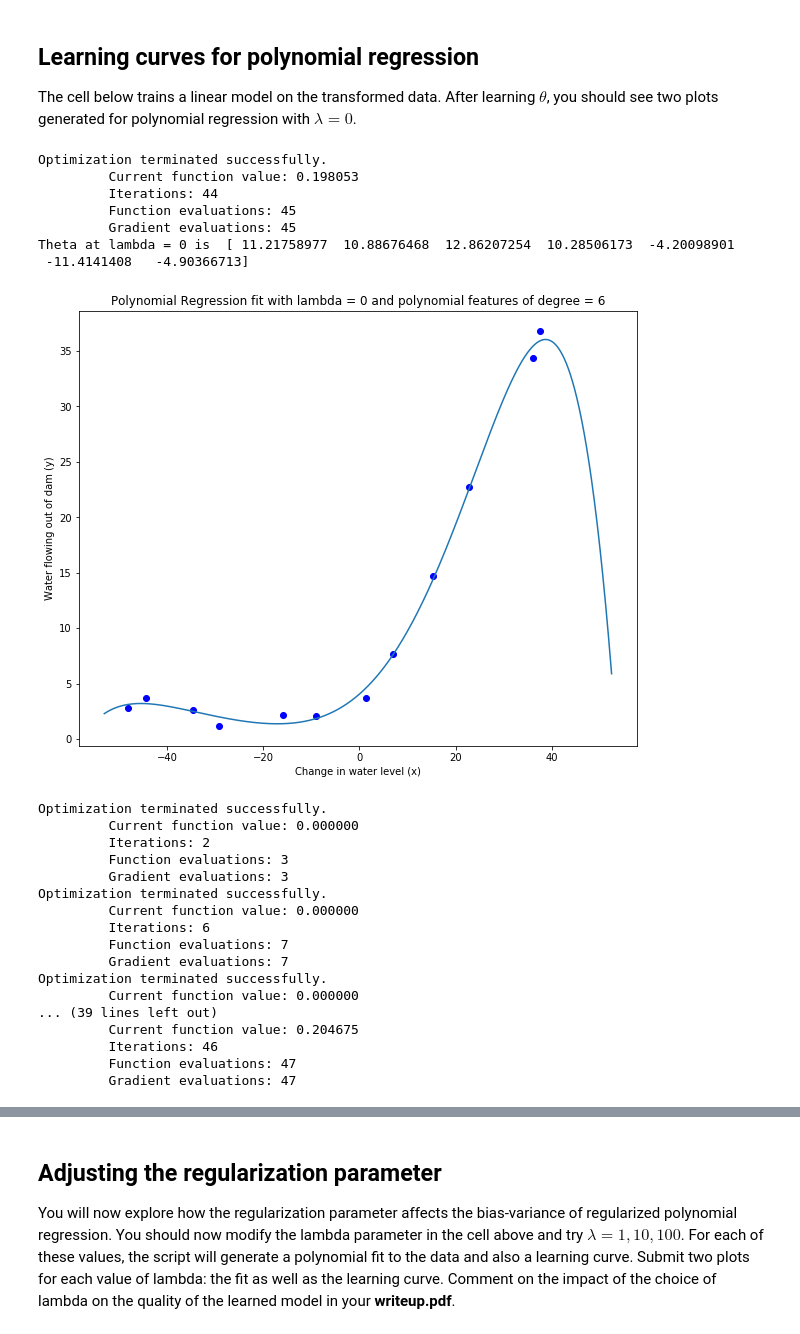
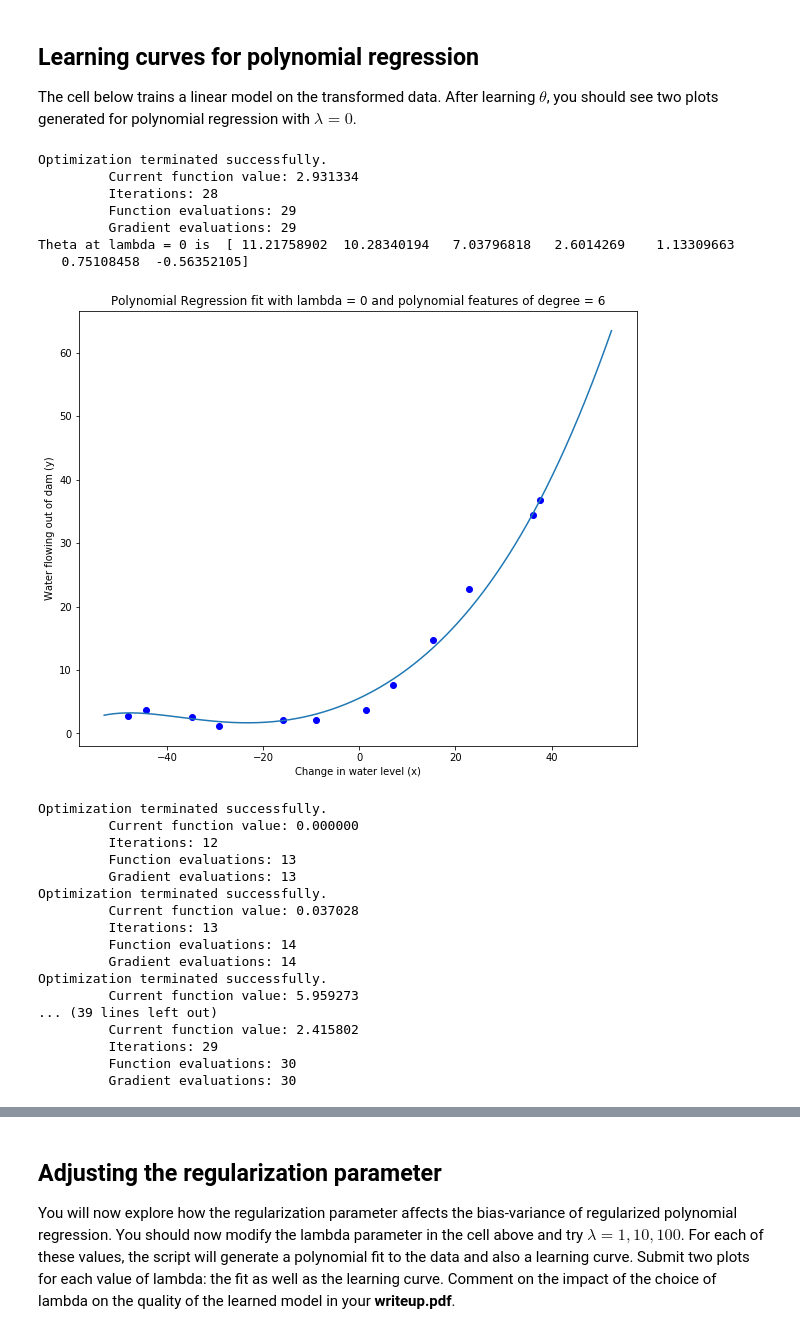
Before and after one commit to aureole-420/machine-learning, a Jupyter notebook: hw1/part2/ex2.ipynb, the cells around one changed output, grey strips where cells are left out. Drawn from its saved outputs; the diff is of its cells as text; code cells hidden in the pictures.

```diff
--- a/hw1/part2/ex2.ipynb
+++ b/hw1/part2/ex2.ipynb
@@ -226,45 +227,45 @@ XX_poly_val = np.vstack([np.ones((X_poly_val.shape[0],)),X_poly_val.T]).T
 The cell below trains a linear model on the transformed data. After learning $\theta$, you should see two plots
 generated for polynomial regression with $\lambda= 0$.
 # %%
-reg = 0.0
+reg = 0.3
 reglinear_reg2 = RegularizedLinearReg_SquaredLoss()
 theta_opt1 = reglinear_reg1.train(XX_poly,y,reg=reg,num_iters=10000)
 print 'Theta at lambda = 0 is ', theta_opt1
 
 
 # plot data and training fit for the 6th order polynomial
 
 plot_utils.plot_fit(X,y,np.min(X),np.max(X),mu,sigma,theta_opt1,p,'Change in water level (x)','Water flowing out of dam (y)','Polynomial Regression fit with lambda = 0 and polynomial features of degree = ' + str(p))
 plt.show()
 
 # plot learning curve for data (6th order polynomail basis function)
 
 error_train,error_val = utils.learning_curve(XX_poly,y,XX_poly_val,yval,reg)
 plot_utils.plot_learning_curve(error_train,error_val,reg)
 plt.show()
 # %% [output]
 Optimization terminated successfully.
-         Current function value: 0.198053
-         Iterations: 44
-         Function evaluations: 45
-         Gradient evaluations: 45
-Theta at lambda = 0 is  [ 11.21758977  10.88676468  12.86207254  10.28506173  -4.20098901
- -11.4141408   -4.90366713]
+         Current function value: 2.931334
+         Iterations: 28
+         Function evaluations: 29
+         Gradient evaluations: 29
+Theta at lambda = 0 is  [ 11.21758902  10.28340194   7.03796818   2.6014269    1.13309663
+   0.75108458  -0.56352105]
-[figure, old version]
+[figure, new version]
 Optimization terminated successfully.
          Current function value: 0.000000
-         Iterations: 2
-         Function evaluations: 3
-         Gradient evaluations: 3
+         Iterations: 12
+         Function evaluations: 13
+         Gradient evaluations: 13
 Optimization terminated successfully.
-         Current function value: 0.000000
-         Iterations: 6
-         Function evaluations: 7
-         Gradient evaluations: 7
+         Current function value: 0.037028
+         Iterations: 13
+         Function evaluations: 14
+         Gradient evaluations: 14
 Optimization terminated successfully.
-         Current function value: 0.000000
+         Current function value: 5.959273
 ... (39 lines left out)
-         Current function value: 0.204675
-         Iterations: 46
-         Function evaluations: 47
-         Gradient evaluations: 47
+         Current function value: 2.415802
+         Iterations: 29
+         Function evaluations: 30
+         Gradient evaluations: 30
```
Also changed, not shown: parts of 4 cells of this notebook, 6 other files.
